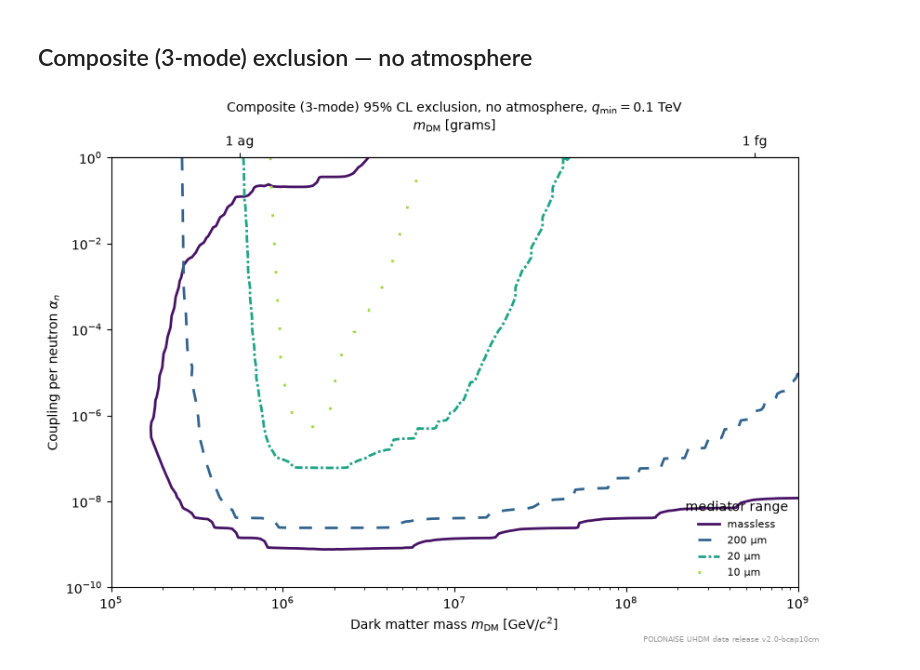
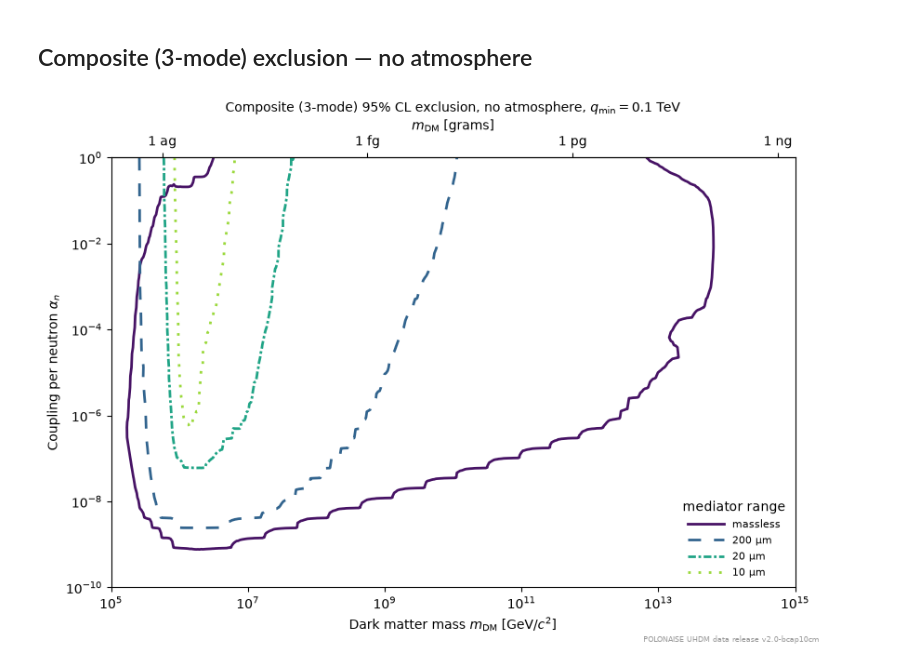
Before and after one commit to PolonaiseExperiment/luhdm, a Jupyter notebook: notebooks/05_composite.ipynb, the cells around one changed output. Saved outputs shown, nothing was run; the diff lists cells and outputs as text; code cells hidden in the pictures.

```diff
--- a/notebooks/05_composite.ipynb
+++ b/notebooks/05_composite.ipynb
@@ -45,7 +45,7 @@ LABEL = {"massless": "massless", "2m": "2 m", "2cm": "2 cm", "2mm": "2 mm",
          "200um": "200 µm", "20um": "20 µm", "10um": "10 µm", "2um": "2 µm"}
 STYLE = {"massless": "solid", "2m": (0, (5, 1)), "2cm": (0, (1, 1)),
          "2mm": (0, (3, 5, 1, 5)), "200um": (0, (5, 5)), "20um": (0, (3, 1, 1, 1)),
-         "10um": (0, (1, 10)), "2um": (0, (3, 5, 1, 5, 1, 5))}
+         "10um": (0, (1, 3)), "2um": (0, (3, 5, 1, 5, 1, 5))}
 # colour ramp over ranges (long range dark -> short range light), viridis
 RCOLOR = {t: plt.cm.viridis(x) for t, x in zip(RANGES, np.linspace(0.05, 0.85, len(RANGES)))}
 
@@ -74,37 +74,39 @@ for tag in RANGES:
 # %% [markdown]
 ## Composite (3-mode) exclusion — no atmosphere
 # %%
+XMAX = 1e15   # wide enough that every drawn contour closes inside the axes
 fig, ax = plt.subplots(figsize=(8.5, 6))
 xmin = M_PLANCK
 drawn = []
 for tag in RANGES:
     c = composite(tag)
     if c is None:
         continue
     ms, al, ext = c
     if not (ext >= CONF).any():
         continue
     xmin = min(xmin, ms.min())
     drawn.append(tag)
     ax.contour(ms, al, ext, levels=[CONF], colors=[RCOLOR[tag]],
                linestyles=[STYLE[tag]], linewidths=2)
 ax.set_xscale("log"); ax.set_yscale("log")
-ax.set_xlim(xmin, 1e9); ax.set_ylim(1e-10, 1.0)
+ax.set_xlim(xmin, XMAX); ax.set_ylim(1e-10, 1.0)
 ax.set_xlabel(r"Dark matter mass $m_{\rm DM}$ [GeV/$c^2$]")
 ax.set_ylabel(r"Coupling per neutron $\alpha_n$")
 sec = ax.secondary_xaxis("top",
                          functions=(lambda x: x*G_PER_GEV, lambda g: g/G_PER_GEV))
 sec.set_xlabel(r"$m_{\rm DM}$ [grams]")
-_gt = [1e-18, 1e-15, 1e-12, 1e-9, 1e-6]; _gl = ["1 ag", "1 fg", "1 pg", "1 ng", "1 \u00b5g"]
-_keep = [(t, l) for t, l in zip(_gt, _gl) if xmin*G_PER_GEV <= t <= 1e9*G_PER_GEV]
+_gt = [1e-18, 1e-15, 1e-12, 1e-9, 1e-6]; _gl = ["1 ag", "1 fg", "1 pg", "1 ng", "1 µg"]
+_keep = [(t, l) for t, l in zip(_gt, _gl) if xmin*G_PER_GEV <= t <= XMAX*G_PER_GEV]
 sec.set_xticks([t for t, _ in _keep]); sec.set_xticklabels([l for _, l in _keep])
 sec.xaxis.set_minor_locator(plt.NullLocator())
 ax.set_title("Composite (3-mode) 95% CL exclusion, no atmosphere, $q_{\\rm min}=0.1$ TeV",
              fontsize=10)
 handles = [Line2D([], [], color=RCOLOR[t], lw=2, linestyle=STYLE[t], label=LABEL[t])
            for t in RANGES if t in drawn]
 ax.legend(handles=handles, loc="lower right", frameon=False, fontsize=8,
+          handlelength=3.5,
           title="mediator range")
 fig.tight_layout(); save_figure(fig, "05_composite_noatm"); plt.show()
 # %% [output]
-[figure, old version]
+[figure, new version]
```
Also changed, not shown: 22 other files.
